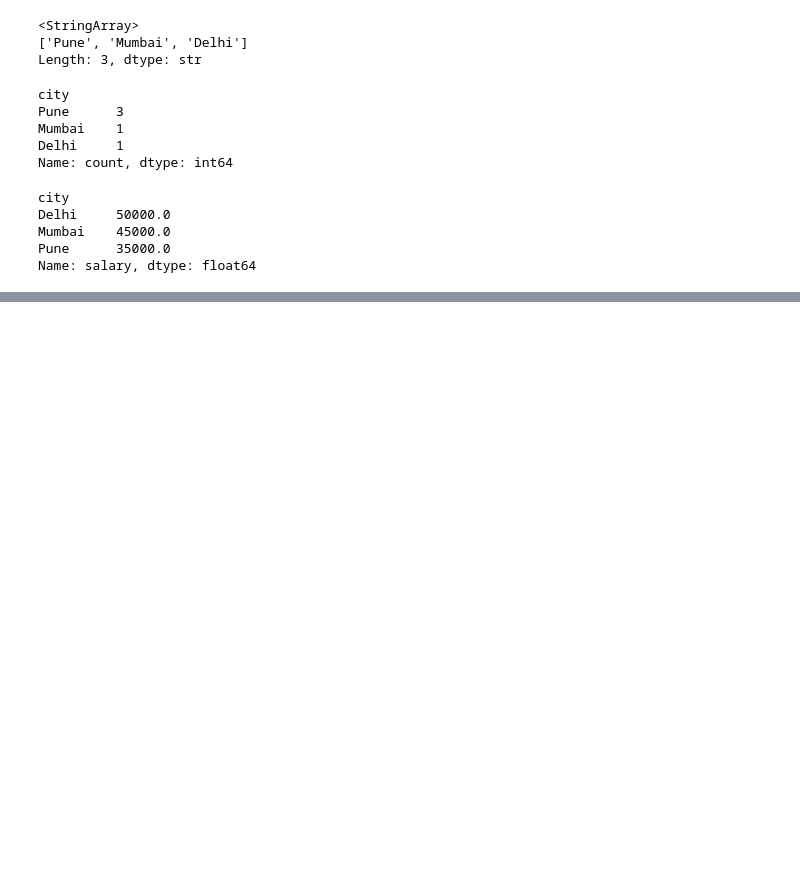
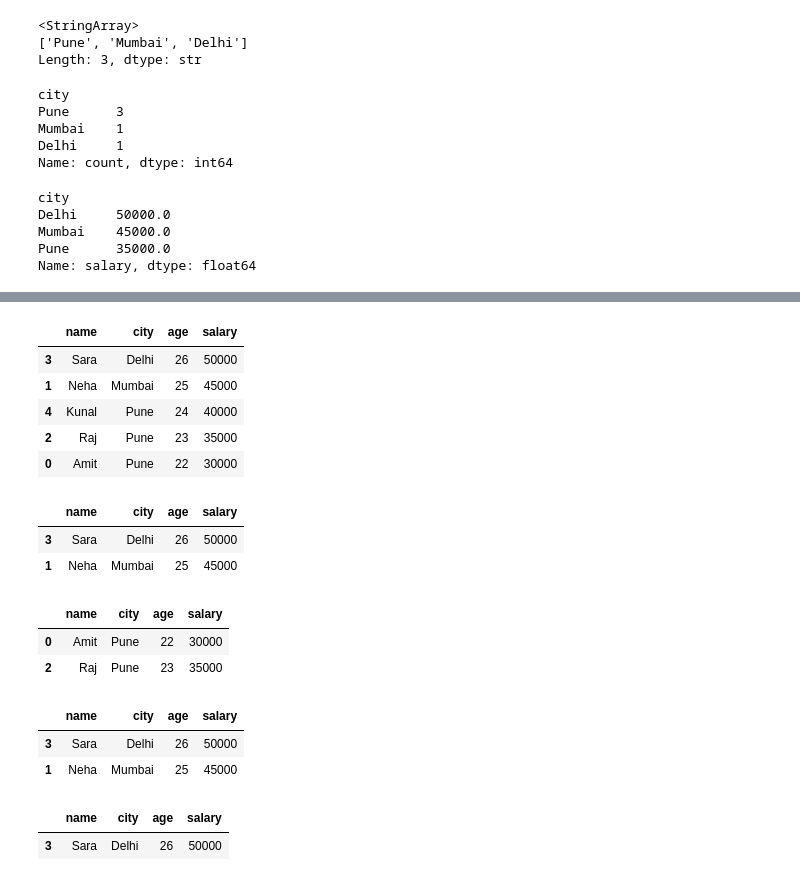
Before and after one commit to Aztec331/Practice-cs, a Jupyter notebook: notebooks/day03_pandas_basics.ipynb, the cells around one changed output, grey strips where cells are left out. Drawn from its saved outputs; the diff is of its cells as text; code cells hidden in the pictures; blank space fills up the shorter version.

```diff
--- a/notebooks/day03_pandas_basics.ipynb
+++ b/notebooks/day03_pandas_basics.ipynb
@@ -167,0 +253,37 @@ Name: salary, dtype: float64
+# %%
+#Order by descending
+df.sort_values("salary", ascending=False)
+# %% [output]
+|  | name | city | age | salary |
+| 3 | Sara | Delhi | 26 | 50000 |
+| 1 | Neha | Mumbai | 25 | 45000 |
+| 4 | Kunal | Pune | 24 | 40000 |
+| 2 | Raj | Pune | 23 | 35000 |
+| 0 | Amit | Pune | 22 | 30000 |
+# %%
+#Get first 2 highest salaries
+df.sort_values("salary", ascending=False).head(2)
+# %% [output]
+|  | name | city | age | salary |
+| 3 | Sara | Delhi | 26 | 50000 |
+| 1 | Neha | Mumbai | 25 | 45000 |
+# %%
+#Smallest 2 salaries
+df.nsmallest(2, "salary")
+# %% [output]
+|  | name | city | age | salary |
+| 0 | Amit | Pune | 22 | 30000 |
+| 2 | Raj | Pune | 23 | 35000 |
+# %%
+#largest 2 salaries
+df.nlargest(2, "salary")
+# %% [output]
+|  | name | city | age | salary |
+| 3 | Sara | Delhi | 26 | 50000 |
+| 1 | Neha | Mumbai | 25 | 45000 |
+# %%
+#Oldest person in dataset
+df.nlargest(1, "age")
+# %% [output]
+|  | name | city | age | salary |
+| 3 | Sara | Delhi | 26 | 50000 |
```
Also changed, not shown: parts of 11 cells of this notebook.
